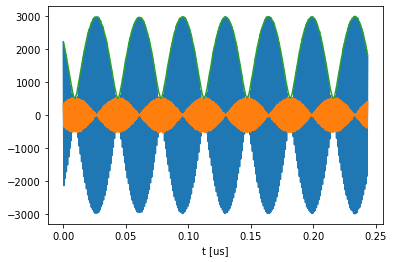
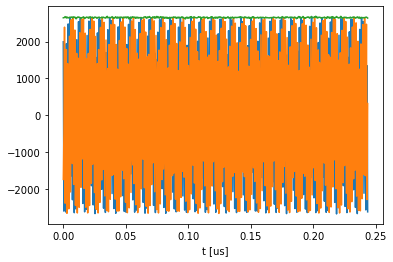
The notebook cell's code change between the first figure and the second:
--- before
+++ after
@@ -3,7 +3,11 @@
 ###############################
 # Output frequency.
-fout = 14.5
-# fout = 200
+# fout = 14.5
+fout = 300
 chain.set_tone(f=fout, g=0.5)
+
+# create directory if it doesnt exist
+if not os.path.exists(QICK_TOOLS + "/qick_tprocv2_111_fft_spectrum/notebooks/data/f_"+str(fout)):
+    os.makedirs(QICK_TOOLS + "/qick_tprocv2_111_fft_spectrum/notebooks/data/f_"+str(fout))
 
 ###############################
@@ -21,5 +25,5 @@
 
 print(x_adc_t[:5])
-np.savetxt(QICK_TOOLS + "/qick_tprocv2_111_fft_spectrum/notebooks/data/x_adc_t_data.txt", x_adc_t)
+np.savetxt(QICK_TOOLS + "/qick_tprocv2_111_fft_spectrum/notebooks/data/f_"+str(fout)+"/x_adc_t_data.txt", x_adc_t)
 ###############################
 
@@ -50,5 +54,5 @@
 
 print(x_preddscic_t[:5])
-np.savetxt(QICK_TOOLS + "/qick_tprocv2_111_fft_spectrum/notebooks/data/x_preddscic_t_data.txt", x_preddscic_t)
+np.savetxt(QICK_TOOLS + "/qick_tprocv2_111_fft_spectrum/notebooks/data/f_"+str(fout)+"/x_preddscic_t_data.txt", x_preddscic_t)
 ###############################
 
@@ -76,5 +80,5 @@
 
 print(x_postddscic_t[:5])
-np.savetxt(QICK_TOOLS + "/qick_tprocv2_111_fft_spectrum/notebooks/data/x_postddscic_t_data.txt", x_postddscic_t)
+np.savetxt(QICK_TOOLS + "/qick_tprocv2_111_fft_spectrum/notebooks/data/f_"+str(fout)+"/x_postddscic_t_data.txt", x_postddscic_t)
 ###############################
 
@@ -90,7 +94,15 @@
 x = x_acc_f
 
+# Generate Plot Frequencies
+F = np.linspace(-fs_d/2,fs_d/2,len(x_acc_f))
+
+# Plot Signal
+plt.figure(figsize=(12,5))
+plt.plot(F, np.abs(x_acc_f), marker='o', linestyle='')
+plt.xlabel("F [MHz]")
+
 ###############################
 print(x_acc_f[:5])
-np.savetxt(QICK_TOOLS + "/qick_tprocv2_111_fft_spectrum/notebooks/data/x_acc_f_data.txt", x_acc_f)
+np.savetxt(QICK_TOOLS + "/qick_tprocv2_111_fft_spectrum/notebooks/data/f_"+str(fout)+"/x_acc_f_data.txt", x_acc_f)
 ###############################
 

Commit: [#6] Generated analysis data for 300MHz tone